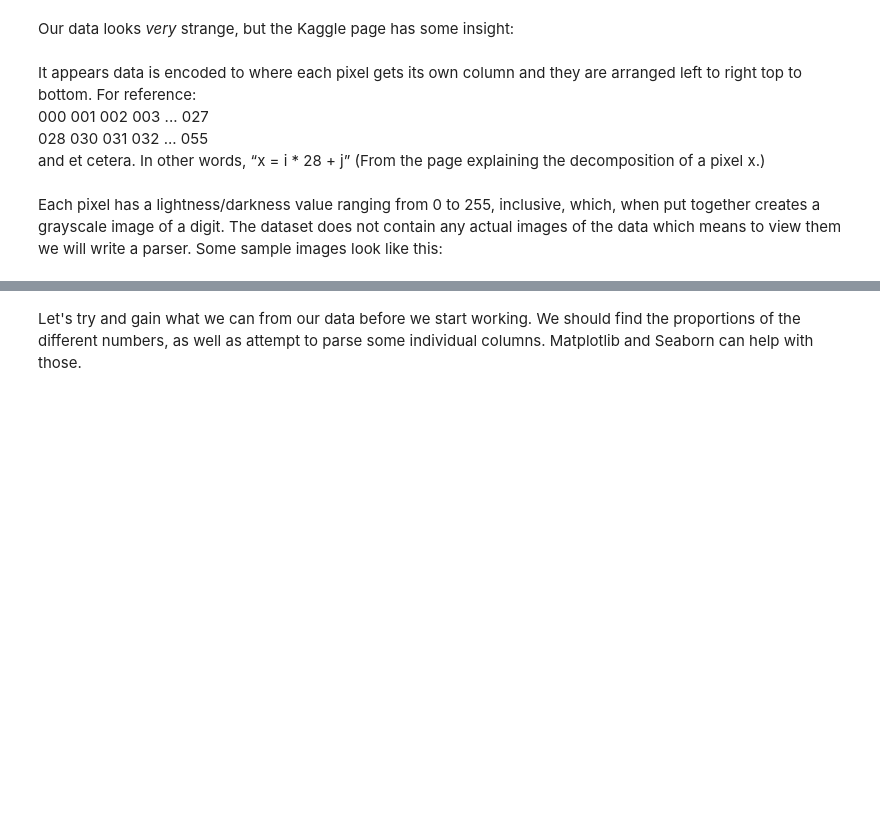
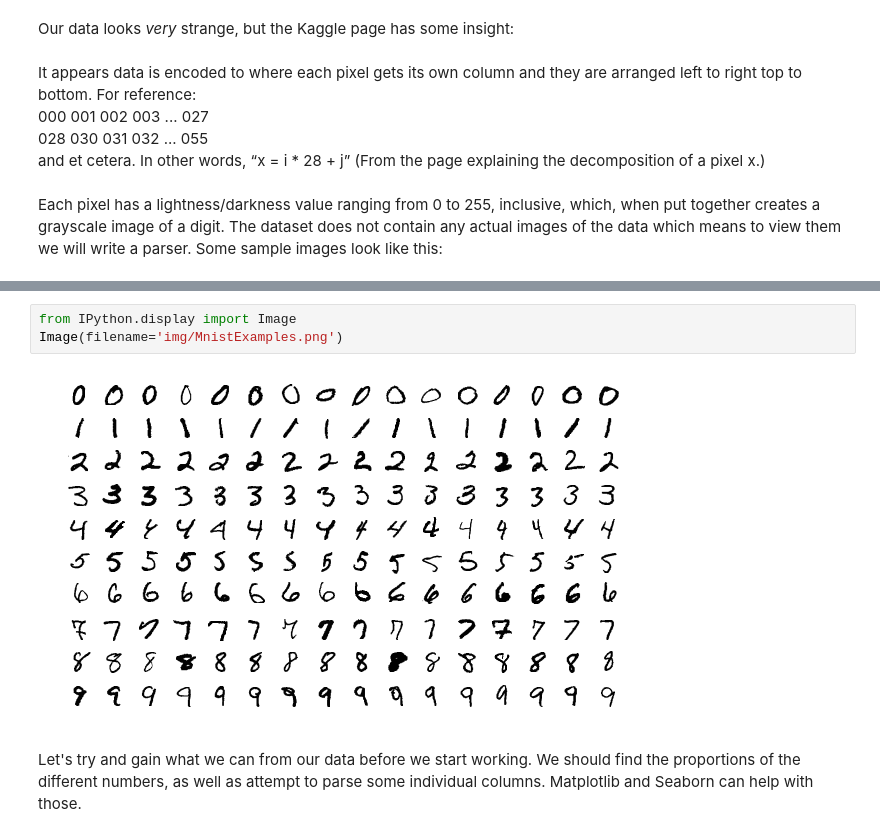
Before and after one commit to malikendsley/MOSTECMLProject-, a Jupyter notebook: MNIST Digit Recognition with Deep Learning - Malik Endsley and Daniel Park.ipynb, the cells around one changed output, grey strips where cells are left out. Cells and saved outputs as stored; diff of their text form; blank space fills up the shorter version.

```diff
--- a/MNIST Digit Recognition with Deep Learning - Malik Endsley and Daniel Park.ipynb
+++ b/MNIST Digit Recognition with Deep Learning - Malik Endsley and Daniel Park.ipynb
@@ -57,3 +55,8 @@ Our data looks *very* strange, but the Kaggle page has some insight: <br/><br/>
+# %%
+from IPython.display import Image
+Image(filename='img/MnistExamples.png')
+# %% [output]
+[figure, added]
 # %% [markdown]
 Let's try and gain what we can from our data before we start working. We should find the proportions of the different numbers, as well as attempt to parse some individual columns. Matplotlib and Seaborn can help with those.
 # %%
```
Also changed, not shown: parts of 9 cells of this notebook.
